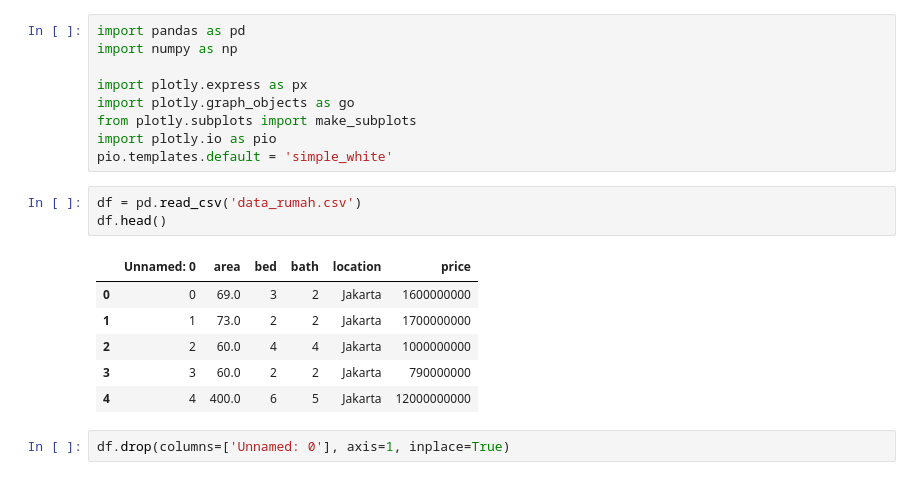
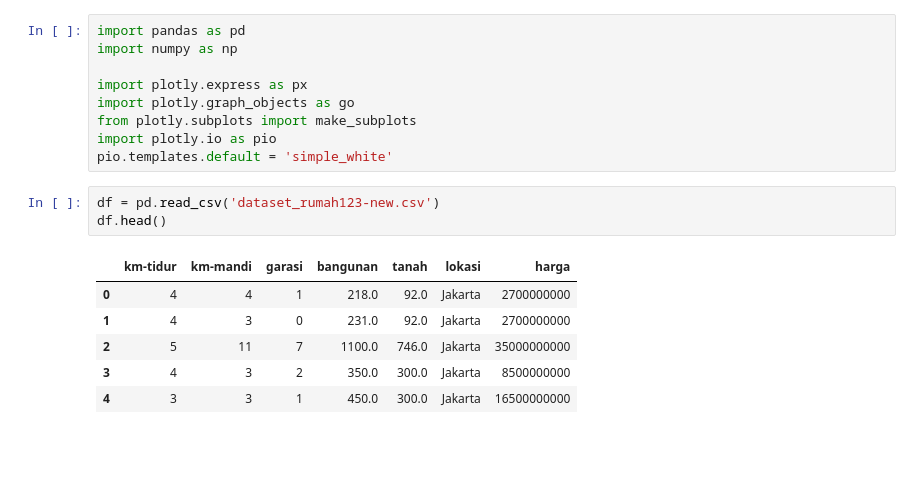
Before and after one commit to yeremiapane/Project-Capstone, a Jupyter notebook: main2.ipynb, the cells around one changed output. Saved outputs shown, nothing was run; the diff lists cells and outputs as text; blank space fills up the shorter version.

```diff
--- a/main2.ipynb
+++ b/main2.ipynb
@@ -8,14 +8,12 @@ from plotly.subplots import make_subplots
 import plotly.io as pio
 pio.templates.default = 'simple_white'
 # %%
-df = pd.read_csv('data_rumah.csv')
+df = pd.read_csv('dataset_rumah123-new.csv')
 df.head()
 # %% [output]
-|  | Unnamed: 0 | area | bed | bath | location | price |
-| 0 | 0 | 69.0 | 3 | 2 | Jakarta | 1600000000 |
-| 1 | 1 | 73.0 | 2 | 2 | Jakarta | 1700000000 |
-| 2 | 2 | 60.0 | 4 | 4 | Jakarta | 1000000000 |
-| 3 | 3 | 60.0 | 2 | 2 | Jakarta | 790000000 |
-| 4 | 4 | 400.0 | 6 | 5 | Jakarta | 12000000000 |
+|  | km-tidur | km-mandi | garasi | bangunan | tanah | lokasi | harga |
+| 0 | 4 | 4 | 1 | 218.0 | 92.0 | Jakarta | 2700000000 |
+| 1 | 4 | 3 | 0 | 231.0 | 92.0 | Jakarta | 2700000000 |
+| 2 | 5 | 11 | 7 | 1100.0 | 746.0 | Jakarta | 35000000000 |
+| 3 | 4 | 3 | 2 | 350.0 | 300.0 | Jakarta | 8500000000 |
+| 4 | 3 | 3 | 1 | 450.0 | 300.0 | Jakarta | 16500000000 |
-# %%
-df.drop(columns=['Unnamed: 0'], axis=1, inplace=True)
```
Also changed, not shown: parts of 36 cells of this notebook.
